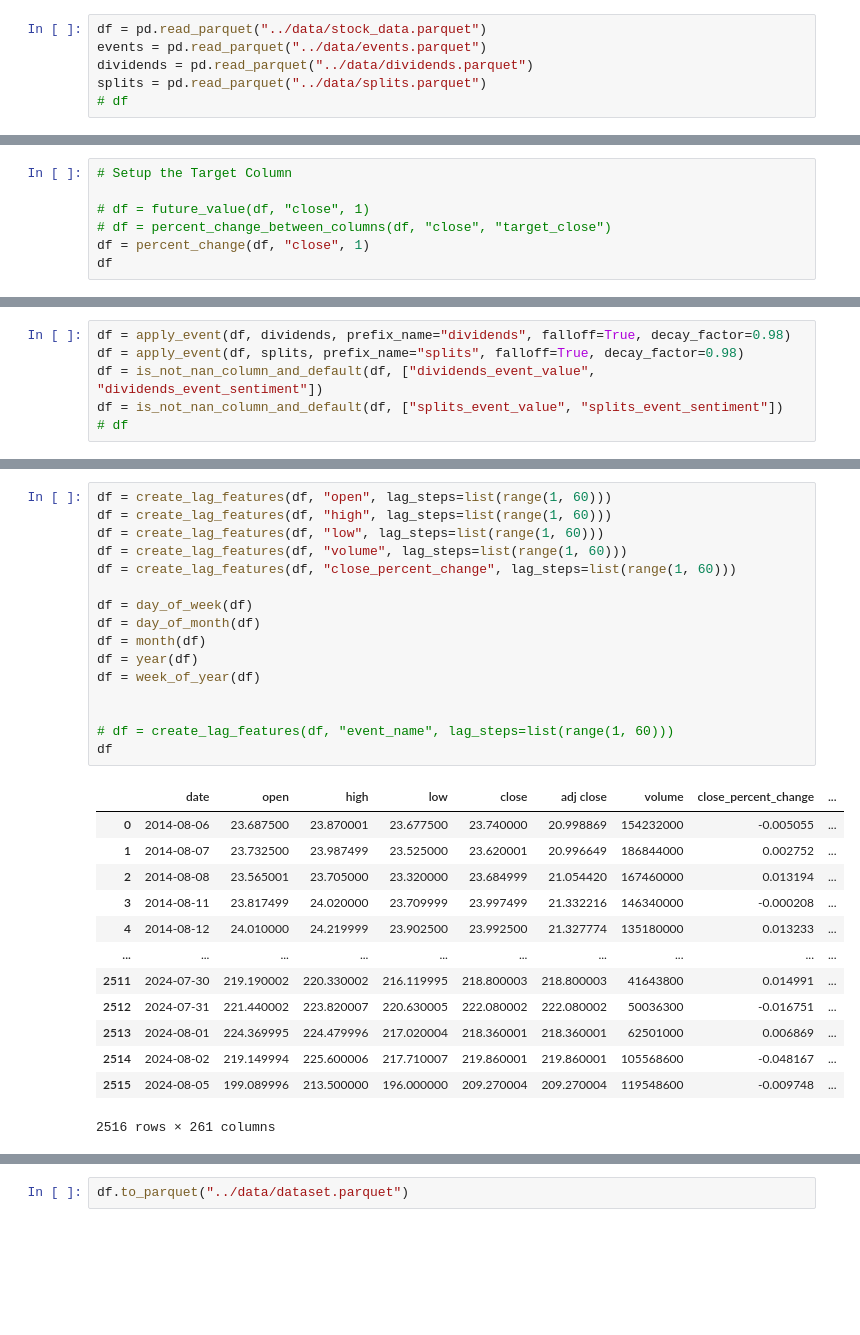
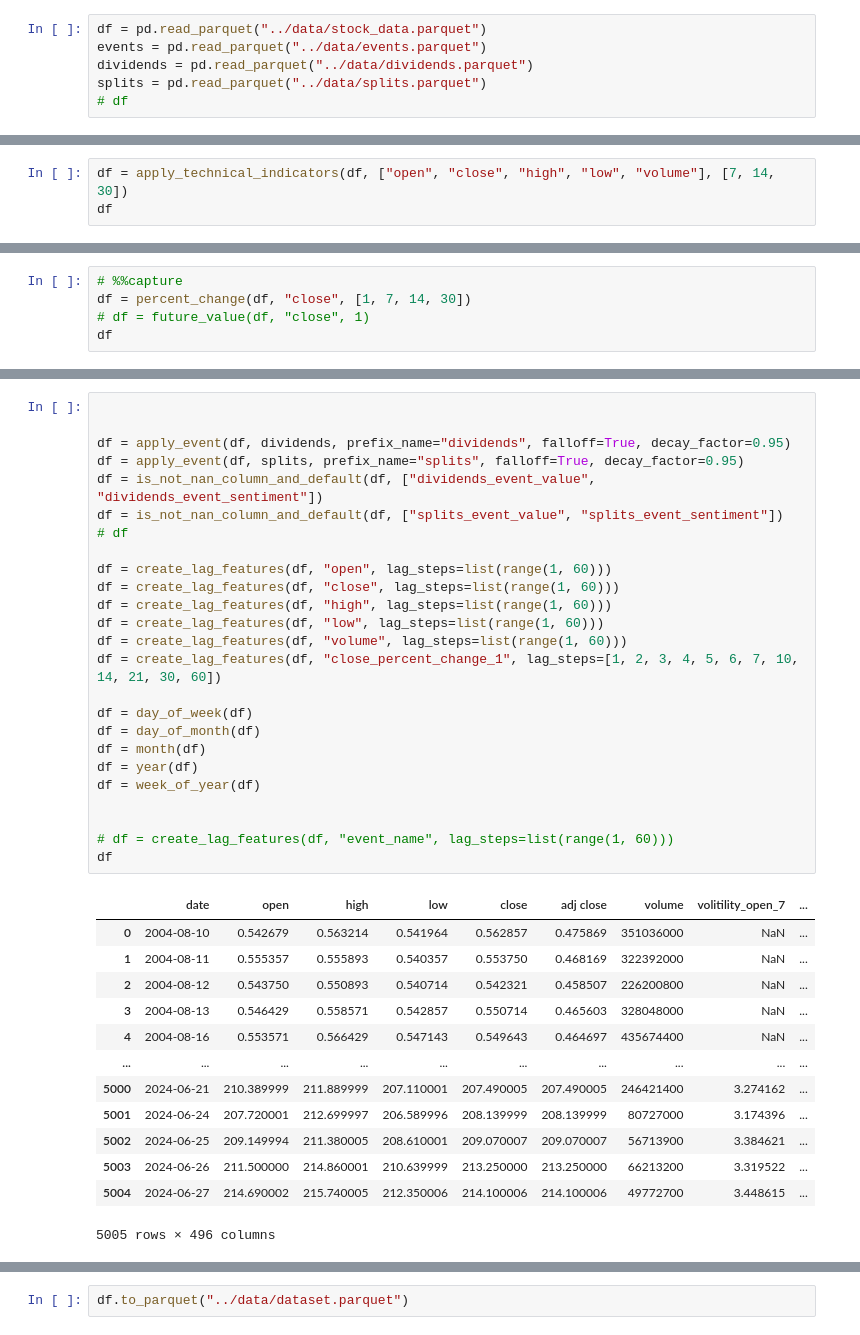
Before and after one commit to uhstray-io/PyStockBot, a Jupyter notebook: src/prepare_dataset.ipynb, the cells around one changed output, grey strips where cells are left out. Saved outputs shown, nothing was run; the diff lists cells and outputs as text; blank space fills up the shorter version.

```diff
--- a/src/prepare_dataset.ipynb
+++ b/src/prepare_dataset.ipynb
@@ -184,7 +356,0 @@ df
-# %%
-# Setup the Target Column
-
-# df = future_value(df, "close", 1)
-# df = percent_change_between_columns(df, "close", "target_close")
-df = percent_change(df, "close", 1)
-df
@@ -205,6 +356,0 @@ df
-# %%
-df = apply_event(df, dividends, prefix_name="dividends", falloff=True, decay_factor=0.98)
-df = apply_event(df, splits, prefix_name="splits", falloff=True, decay_factor=0.98)
-df = is_not_nan_column_and_default(df, ["dividends_event_value", "dividends_event_sentiment"])
-df = is_not_nan_column_and_default(df, ["splits_event_value", "splits_event_sentiment"])
-# df
@@ -210,0 +359,3 @@ df = is_not_nan_column_and_default(df, ["splits_event_value", "splits_event_sent
+# %%
+df = apply_technical_indicators(df, ["open", "close", "high", "low", "volume"], [7, 14, 30])
+df
@@ -210,0 +376,5 @@ df = is_not_nan_column_and_default(df, ["splits_event_value", "splits_event_sent
+# %%
+# %%capture
+df = percent_change(df, "close", [1, 7, 14, 30])
+# df = future_value(df, "close", 1)
+df
@@ -211,30 +395,39 @@ df = is_not_nan_column_and_default(df, ["splits_event_value", "splits_event_sent
 # %%
+
+
+df = apply_event(df, dividends, prefix_name="dividends", falloff=True, decay_factor=0.95)
+df = apply_event(df, splits, prefix_name="splits", falloff=True, decay_factor=0.95)
+df = is_not_nan_column_and_default(df, ["dividends_event_value", "dividends_event_sentiment"])
+df = is_not_nan_column_and_default(df, ["splits_event_value", "splits_event_sentiment"])
+# df
+
 df = create_lag_features(df, "open", lag_steps=list(range(1, 60)))
+df = create_lag_features(df, "close", lag_steps=list(range(1, 60)))
 df = create_lag_features(df, "high", lag_steps=list(range(1, 60)))
 df = create_lag_features(df, "low", lag_steps=list(range(1, 60)))
 df = create_lag_features(df, "volume", lag_steps=list(range(1, 60)))
-df = create_lag_features(df, "close_percent_change", lag_steps=list(range(1, 60)))
+df = create_lag_features(df, "close_percent_change_1", lag_steps=[1, 2, 3, 4, 5, 6, 7, 10, 14, 21, 30, 60])
 
 df = day_of_week(df)
 df = day_of_month(df)
 df = month(df)
 df = year(df)
 df = week_of_year(df)
 
 
 # df = create_lag_features(df, "event_name", lag_steps=list(range(1, 60)))
 df
 # %% [output]
-|  | date | open | high | low | close | adj close | volume | close_percent_change | ... |
-| 0 | 2014-08-06 | 23.687500 | 23.870001 | 23.677500 | 23.740000 | 20.998869 | 154232000 | -0.005055 | ... |
-| 1 | 2014-08-07 | 23.732500 | 23.987499 | 23.525000 | 23.620001 | 20.996649 | 186844000 | 0.002752 | ... |
-| 2 | 2014-08-08 | 23.565001 | 23.705000 | 23.320000 | 23.684999 | 21.054420 | 167460000 | 0.013194 | ... |
-| 3 | 2014-08-11 | 23.817499 | 24.020000 | 23.709999 | 23.997499 | 21.332216 | 146340000 | -0.000208 | ... |
-| 4 | 2014-08-12 | 24.010000 | 24.219999 | 23.902500 | 23.992500 | 21.327774 | 135180000 | 0.013233 | ... |
+|  | date | open | high | low | close | adj close | volume | volitility_open_7 | ... |
+| 0 | 2004-08-10 | 0.542679 | 0.563214 | 0.541964 | 0.562857 | 0.475869 | 351036000 | NaN | ... |
+| 1 | 2004-08-11 | 0.555357 | 0.555893 | 0.540357 | 0.553750 | 0.468169 | 322392000 | NaN | ... |
+| 2 | 2004-08-12 | 0.543750 | 0.550893 | 0.540714 | 0.542321 | 0.458507 | 226200800 | NaN | ... |
+| 3 | 2004-08-13 | 0.546429 | 0.558571 | 0.542857 | 0.550714 | 0.465603 | 328048000 | NaN | ... |
+| 4 | 2004-08-16 | 0.553571 | 0.566429 | 0.547143 | 0.549643 | 0.464697 | 435674400 | NaN | ... |
 | ... | ... | ... | ... | ... | ... | ... | ... | ... | ... |
-| 2511 | 2024-07-30 | 219.190002 | 220.330002 | 216.119995 | 218.800003 | 218.800003 | 41643800 | 0.014991 | ... |
-| 2512 | 2024-07-31 | 221.440002 | 223.820007 | 220.630005 | 222.080002 | 222.080002 | 50036300 | -0.016751 | ... |
-| 2513 | 2024-08-01 | 224.369995 | 224.479996 | 217.020004 | 218.360001 | 218.360001 | 62501000 | 0.006869 | ... |
-| 2514 | 2024-08-02 | 219.149994 | 225.600006 | 217.710007 | 219.860001 | 219.860001 | 105568600 | -0.048167 | ... |
-| 2515 | 2024-08-05 | 199.089996 | 213.500000 | 196.000000 | 209.270004 | 209.270004 | 119548600 | -0.009748 | ... |
+| 5000 | 2024-06-21 | 210.389999 | 211.889999 | 207.110001 | 207.490005 | 207.490005 | 246421400 | 3.274162 | ... |
+| 5001 | 2024-06-24 | 207.720001 | 212.699997 | 206.589996 | 208.139999 | 208.139999 | 80727000 | 3.174396 | ... |
+| 5002 | 2024-06-25 | 209.149994 | 211.380005 | 208.610001 | 209.070007 | 209.070007 | 56713900 | 3.384621 | ... |
+| 5003 | 2024-06-26 | 211.500000 | 214.860001 | 210.639999 | 213.250000 | 213.250000 | 66213200 | 3.319522 | ... |
+| 5004 | 2024-06-27 | 214.690002 | 215.740005 | 212.350006 | 214.100006 | 214.100006 | 49772700 | 3.448615 | ... |
-2516 rows × 261 columns
+5005 rows × 496 columns
```
Also changed, not shown: parts of 9 cells of this notebook, 5 other files.
